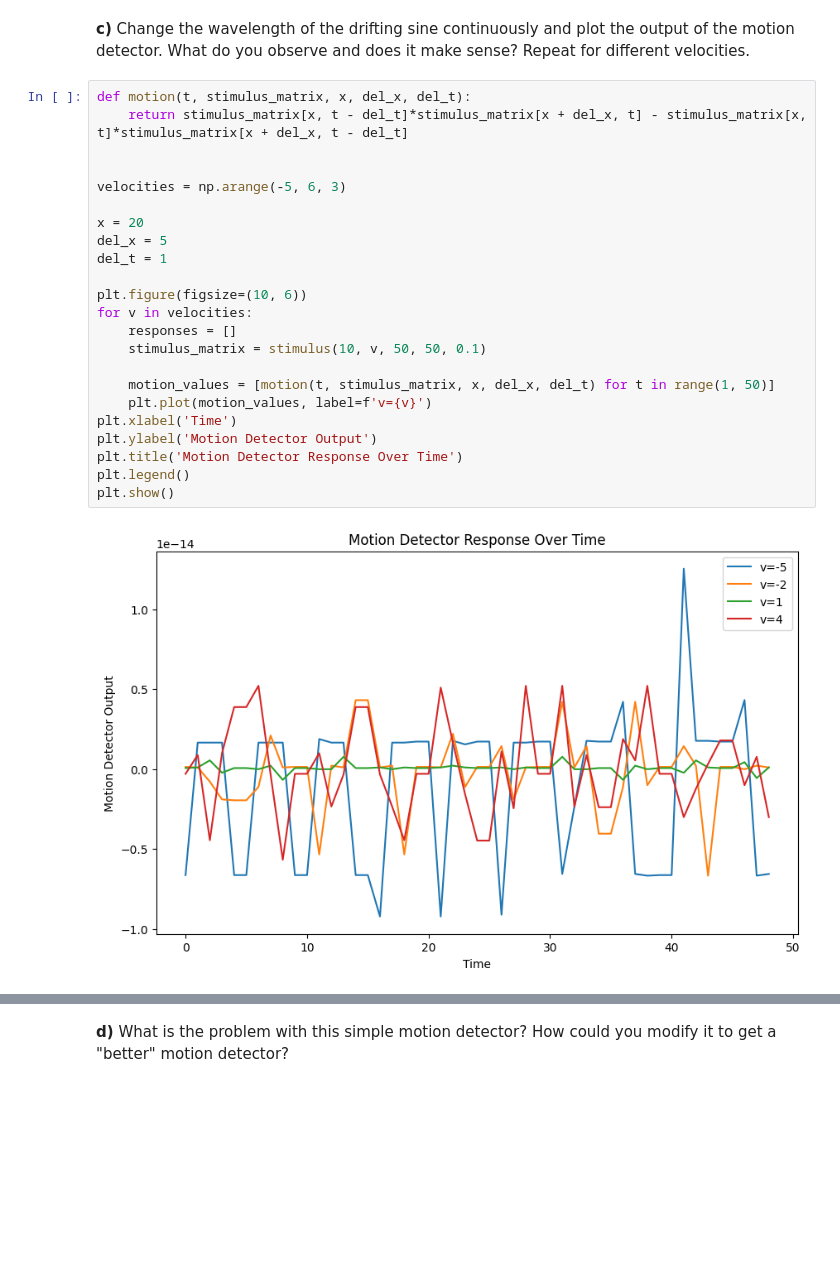
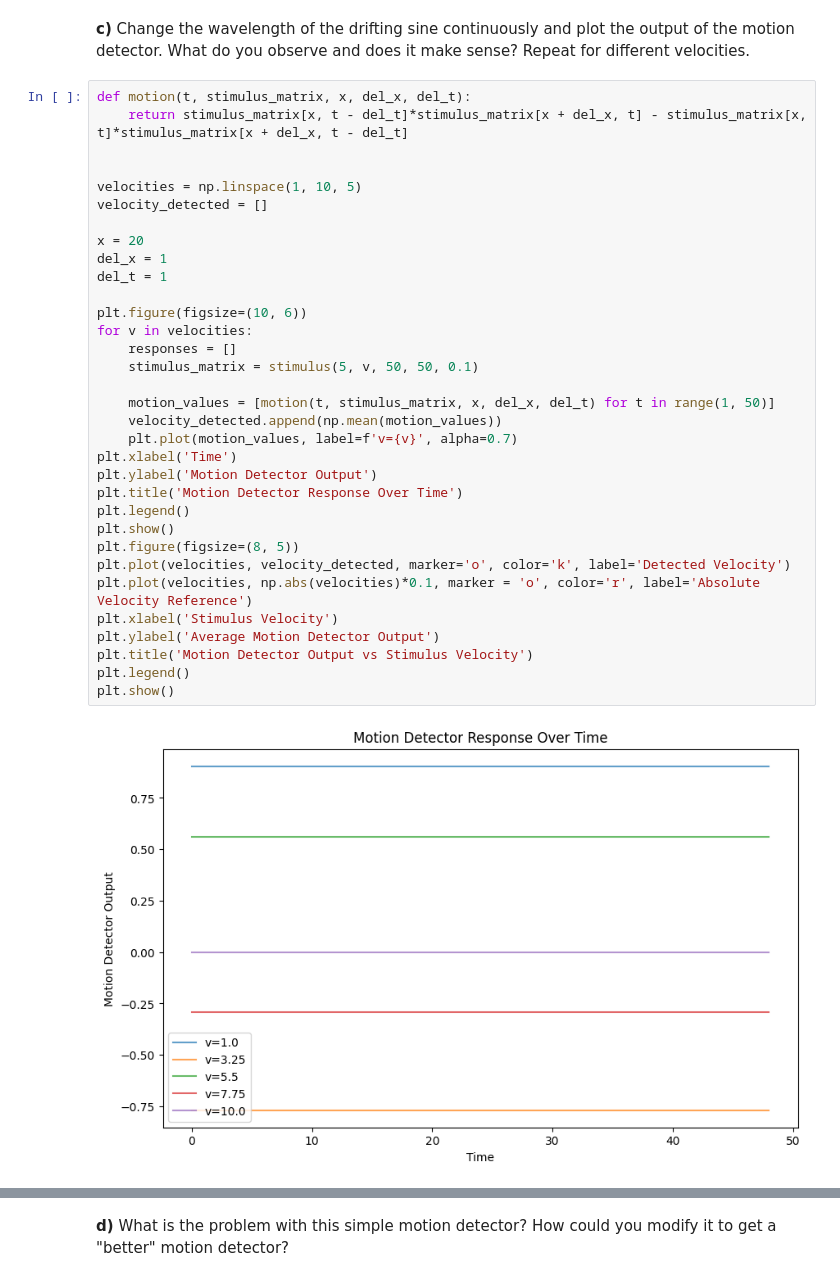
Before and after one commit to AtharvSuryawanshi/WP-5-Neural-Code, a Jupyter notebook: Exercises/Exercise_05.ipynb, the cells around one changed output, grey strips where cells are left out. Saved outputs shown, nothing was run; the diff lists cells and outputs as text; blank space fills up the shorter version.

Commit message:
stimulus

```diff
--- a/Exercises/Exercise_05.ipynb
+++ b/Exercises/Exercise_05.ipynb
@@ -76,25 +76,35 @@ plt.show()
 # %%
 def motion(t, stimulus_matrix, x, del_x, del_t):
     return stimulus_matrix[x, t - del_t]*stimulus_matrix[x + del_x, t] - stimulus_matrix[x, t]*stimulus_matrix[x + del_x, t - del_t]
 
 
-velocities = np.arange(-5, 6, 3)
+velocities = np.linspace(1, 10, 5)
+velocity_detected = []
 
 x = 20
-del_x = 5
+del_x = 1
 del_t = 1
 
 plt.figure(figsize=(10, 6))
 for v in velocities:
     responses = []
-    stimulus_matrix = stimulus(10, v, 50, 50, 0.1)
+    stimulus_matrix = stimulus(5, v, 50, 50, 0.1)
 
     motion_values = [motion(t, stimulus_matrix, x, del_x, del_t) for t in range(1, 50)]
-    plt.plot(motion_values, label=f'v={v}')
+    velocity_detected.append(np.mean(motion_values))
+    plt.plot(motion_values, label=f'v={v}', alpha=0.7)
 plt.xlabel('Time')
 plt.ylabel('Motion Detector Output')
 plt.title('Motion Detector Response Over Time')
 plt.legend()
 plt.show()
+plt.figure(figsize=(8, 5))
+plt.plot(velocities, velocity_detected, marker='o', color='k', label='Detected Velocity')
+plt.plot(velocities, np.abs(velocities)*0.1, marker = 'o', color='r', label='Absolute Velocity Reference')
+plt.xlabel('Stimulus Velocity')
+plt.ylabel('Average Motion Detector Output')
+plt.title('Motion Detector Output vs Stimulus Velocity')
+plt.legend()
+plt.show()
 # %% [output]
-[figure, old version]
+[figure, new version]
```
Also changed, not shown: parts of 2 cells of this notebook.
